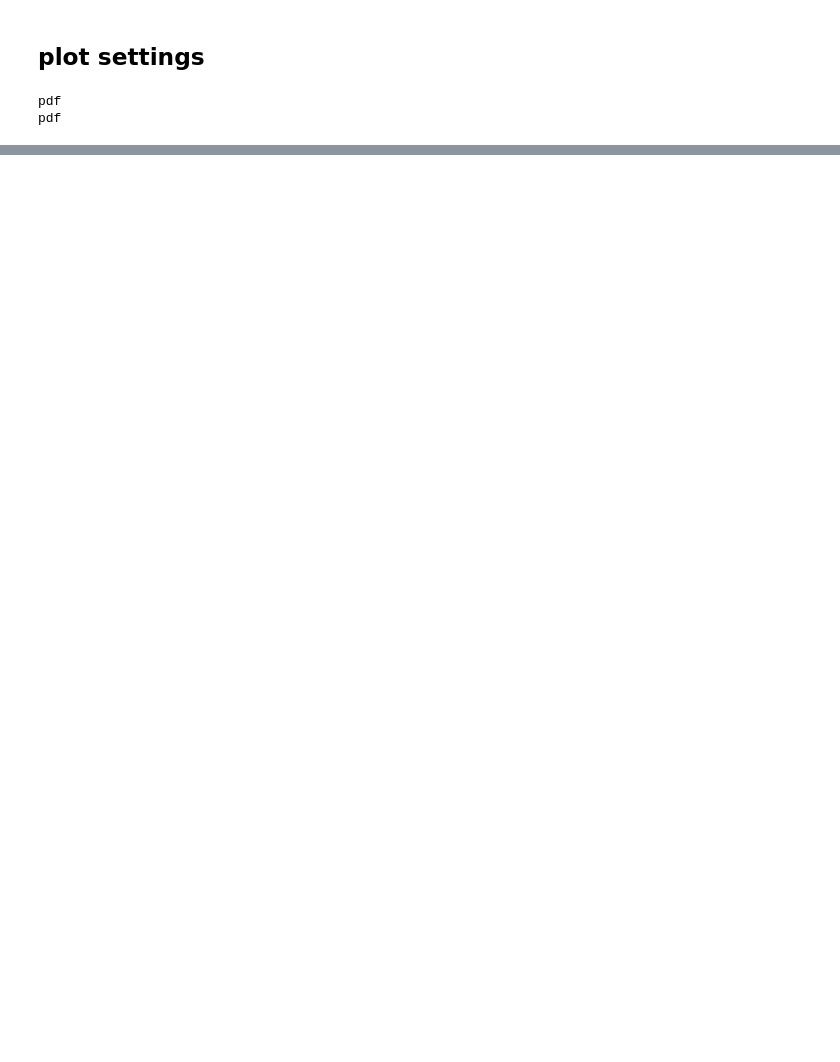
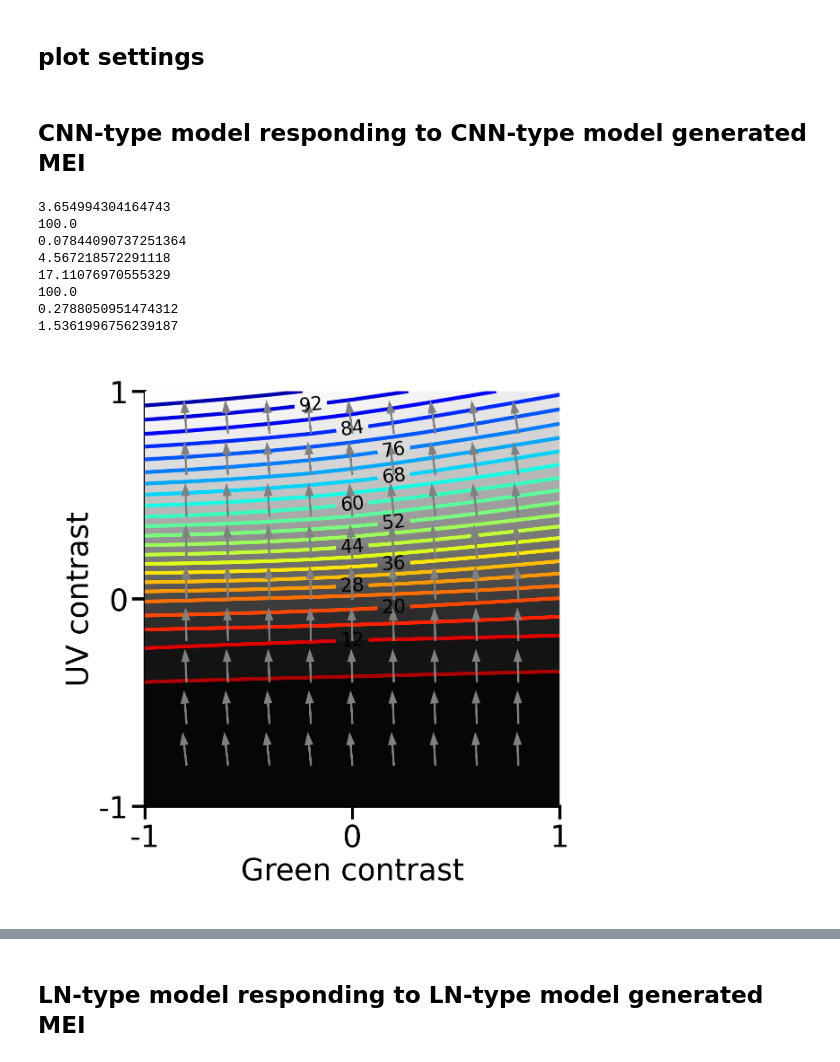
Before and after one commit to eulerlab/rgc-natstim-model, a Jupyter notebook: notebooks/05_figure_6.ipynb, the cells around one changed output, grey strips where cells are left out. Drawn from its saved outputs; the diff is of its cells as text; code cells hidden in the pictures; blank space fills up the shorter version.

```diff
--- a/notebooks/05_figure_6.ipynb
+++ b/notebooks/05_figure_6.ipynb
@@ -65,7 +96,9 @@ with open(r'/gpfs01/euler/User/lhoefling/Data/rebuttal/full_df_230906.pkl', "rb"
+# %%
+stim_key = 'LN MEI'
 # %%
-with open(r'/gpfs01/euler/User/lhoefling/Data/rebuttal/gradient_grid_nonlinmodel_linstim.npz', "rb") as f:
+with open(r'/gpfs01/euler/User/lhoefling/Data/rebuttal/gradient_grid_linmodel_linstim.npz', "rb") as f:
     loaded_data = np.load(f, allow_pickle=True)
 
-    gradient_grid_dict_nonlin = loaded_data["gradient_grid_dict"].item()
-    resp_grid_dict_nonlin = loaded_data["resp_grid_dict"].item()
-    norm_grid_dict_nonlin = loaded_data["norm_grid_dict"].item()
+    gradient_grid[model_key][stim_key] = loaded_data["gradient_grid_dict"].item()
+    resp_grid[model_key][stim_key] = loaded_data["resp_grid_dict"].item()
+    norm_grid[model_key][stim_key] = loaded_data["norm_grid_dict"].item()
@@ -109,3 +135,5 @@ rc_dict = {'figure.dpi': 300,
                      }
 # %%
 example_cell_ids = ['20201021_1_4_126_s_5', '20210929_2_3_55_s_5']
+# %% [markdown]
+## CNN-type model responding to CNN-type model generated MEI
@@ -112,12 +143,20 @@ example_cell_ids = ['20201021_1_4_126_s_5', '20210929_2_3_55_s_5']
 # %%
 for neuron_id in example_cell_ids:
-    orig_uv = df["center_temp_cont_uv"].loc[neuron_id]
-    green_contrast_values = np.arange(-1, 1.2, .2)
-    x = green_contrast_values*orig_uv
-    fig = plot_vector_field_resp_iso(x, x, norm_grid_dict, gradient_grid_dict, resp_grid_dict,
+    x = np.arange(-1, 1.2, .2)
+    plot_vector_field_resp_iso(x, x,
+                               norm_grid[model_key][stim_key],
+                               gradient_grid[model_key][stim_key],
+                               resp_grid[model_key][stim_key],
                               neuron_id=neuron_id, normalize_response=True, cmap="Greys_r", rc_dict=rc_dict)
-    save_this(fig_path, '_'.join([neuron_id, 'nonlin']), svg=False)
-    plt.close()
+    #save_this(fig_path, '_'.join([neuron_id, 'nonlin']), svg=False)
+   #plt.close()
 # %% [output]
-pdf
-pdf
+3.654994304164743
+100.0
+0.07844090737251364
+4.567218572291118
+17.11076970555329
+100.0
+0.2788050951474312
+1.5361996756239187
+[figure, added]
@@ -123,0 +164,2 @@ pdf
+# %% [markdown]
+## LN-type model responding to LN-type model generated MEI
```
Also changed, not shown: parts of 31 cells of this notebook, 1 other file.
